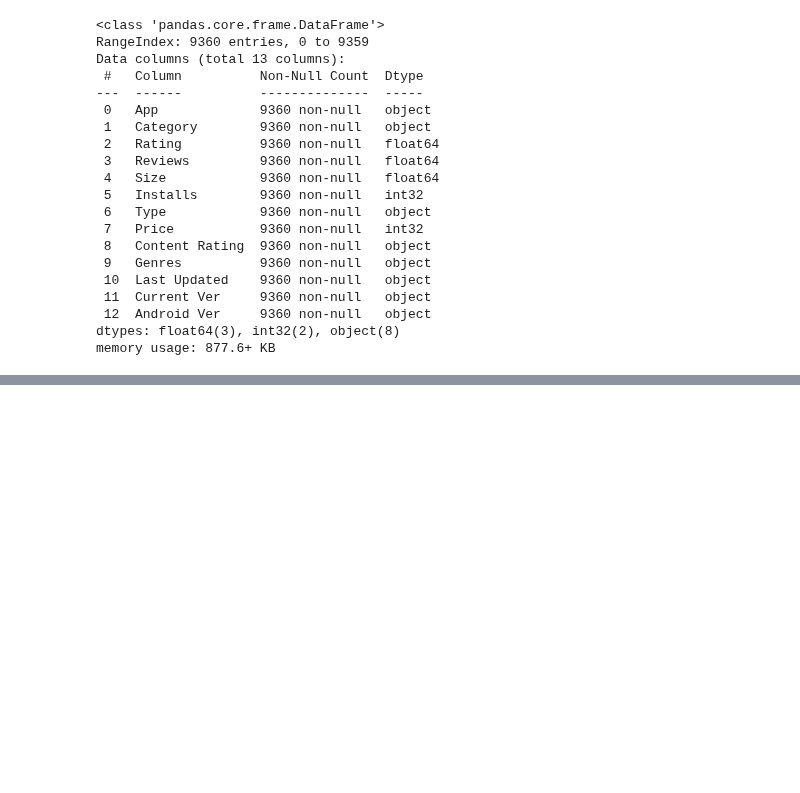
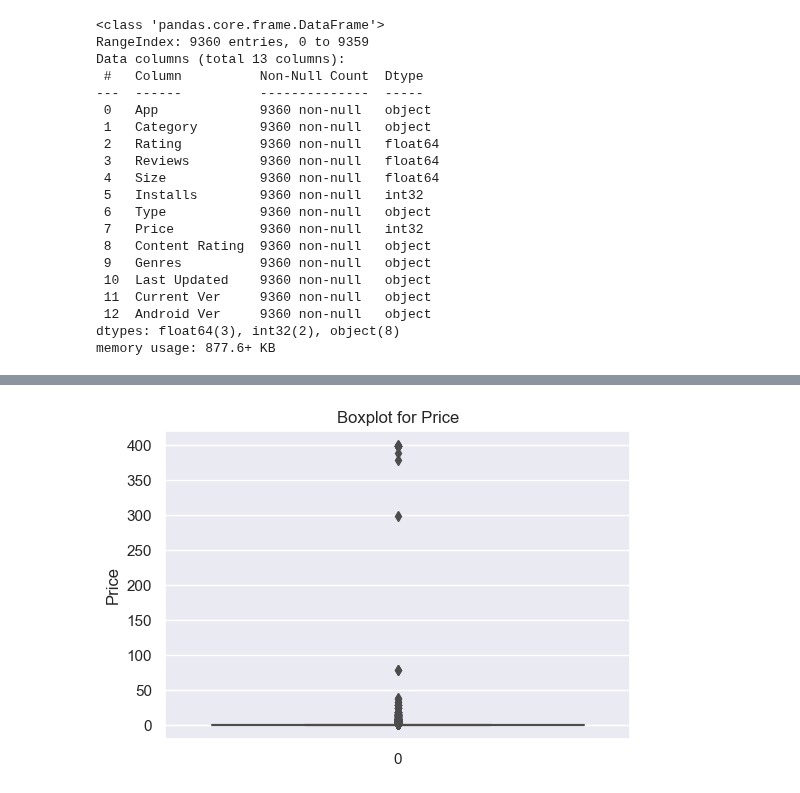
Before and after one commit to mungekarkiran/Basic_Python, a Jupyter notebook: Nidhi Miss/APP RATING PREDICTION/APP RATING PREDICTION.ipynb, the cells around one changed output, grey strips where cells are left out. Saved outputs shown, nothing was run; the diff lists cells and outputs as text; code cells hidden in the pictures; blank space fills up the shorter version.

Commit message:
APP RATING PREDICTION
APP RATING PREDICTION 20230705

```diff
--- a/Nidhi Miss/APP RATING PREDICTION/APP RATING PREDICTION.ipynb
+++ b/Nidhi Miss/APP RATING PREDICTION/APP RATING PREDICTION.ipynb
@@ -97,5 +98,5 @@ data["Size"] = [ float(i.split('M')[0]) if 'M' in i else float(0) for i in data[
 # %%
-data["Size"] = 1000 * data["Size"]
+# data["Size"] = 1000 * data["Size"]
 # %% [markdown]
 2. Reviews is a numeric field that is loaded as a string field. Convert it to numeric (int/float).
 # %%
@@ -210,0 +228,3 @@ memory usage: 877.6+ KB
+# %%
+# no need to run this cell; It's already in range
+data = data[(1 <= data['Rating']) & (data['Rating'] <= 5) ].reset_index(drop=True)
@@ -210,0 +245,2 @@ memory usage: 877.6+ KB
+# %%
+data = data[(data['Reviews'] <= data['Installs']) ].reset_index(drop=True)
@@ -210,0 +253,2 @@ memory usage: 877.6+ KB
+# %%
+data.drop(data[(data['Type'] =='Free') & (data['Price'] > 0 )].index, inplace = True)
@@ -210,0 +265,8 @@ memory usage: 877.6+ KB
+# %%
+sns.boxplot(data['Price'])
+plt.title('Boxplot for Price')
+#plt.xlabel('Boxplot')
+plt.ylabel('Price')
+plt.show()
+# %% [output]
+[figure, added]
```
Also changed, not shown: parts of 47 cells of this notebook.
